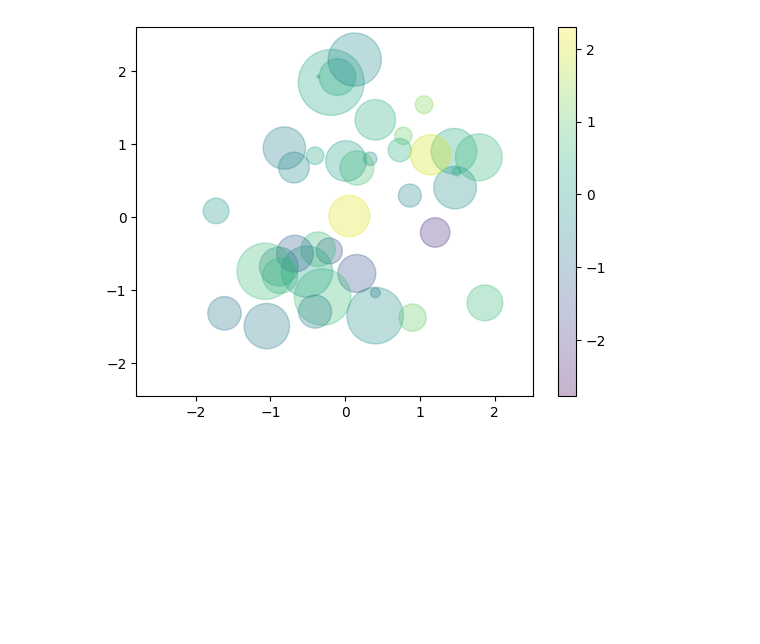
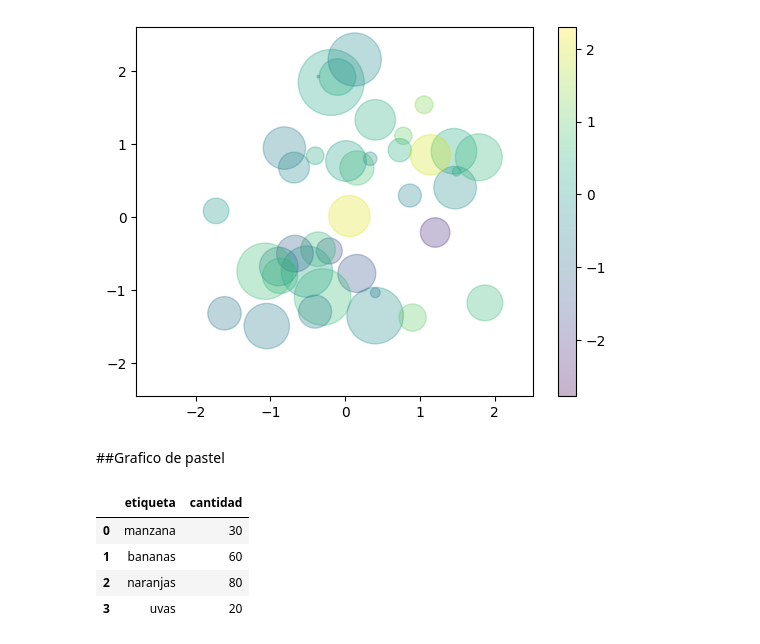
Before and after one commit to MyAppsTest/ciencia_datos_udemy_fg, a Jupyter notebook: Matplotlib.ipynb, the cells around one changed output. Cells and saved outputs as stored; diff of their text form; code cells hidden in the pictures; blank space fills up the shorter version.

```diff
--- a/Matplotlib.ipynb
+++ b/Matplotlib.ipynb
@@ -151,3 +151,5 @@ plt.scatter(aleatorio.randn(100), aleatorio.randn(100), c=aleatorio.randn(100),
 plt.colorbar();
 # %% [output]
 [figure]
+# %% [markdown]
+##Grafico de pastel
@@ -153,0 +161,12 @@ plt.colorbar();
+# %%
+df = pd.DataFrame({
+    'etiqueta': ['manzana', 'bananas', 'naranjas', 'uvas'],
+    'cantidad': [30,60,80,20]
+})
+df
+# %% [output]
+|  | etiqueta | cantidad |
+| 0 | manzana | 30 |
+| 1 | bananas | 60 |
+| 2 | naranjas | 80 |
+| 3 | uvas | 20 |
```
Also changed, not shown: parts of 2 cells of this notebook.
